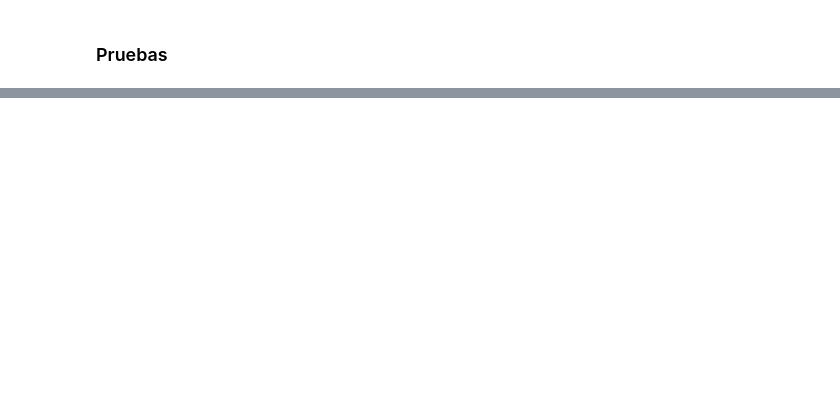
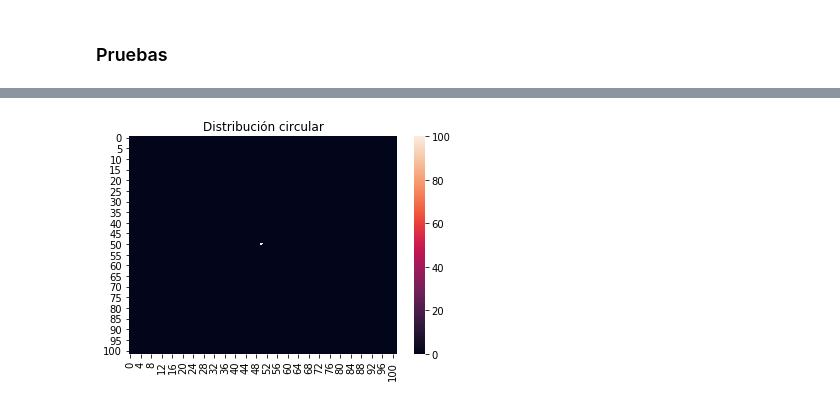
Before and after one commit to AdrianoValdesGomez/Selected-Topics-in-Biophysics, a Jupyter notebook: Notebooks/Gillespie Algorithm (Extension to anisotropic environments).ipynb, the cells around one changed output, grey strips where cells are left out. Drawn from its saved outputs; the diff is of its cells as text; code cells hidden in the pictures; blank space fills up the shorter version.

```diff
--- a/Notebooks/Gillespie Algorithm (Extension to anisotropic environments).ipynb
+++ b/Notebooks/Gillespie Algorithm (Extension to anisotropic environments).ipynb
@@ -793,0 +786,6 @@ X[0][0]
+# %%
+sns.heatmap(dist_circ((50,50), 1, 100, 100), vmin=0, vmax=100)
+plt.title("Distribución circular")
+plt.show()
+# %% [output]
+[figure, added]
```
Also changed, not shown: parts of 31 cells of this notebook.
